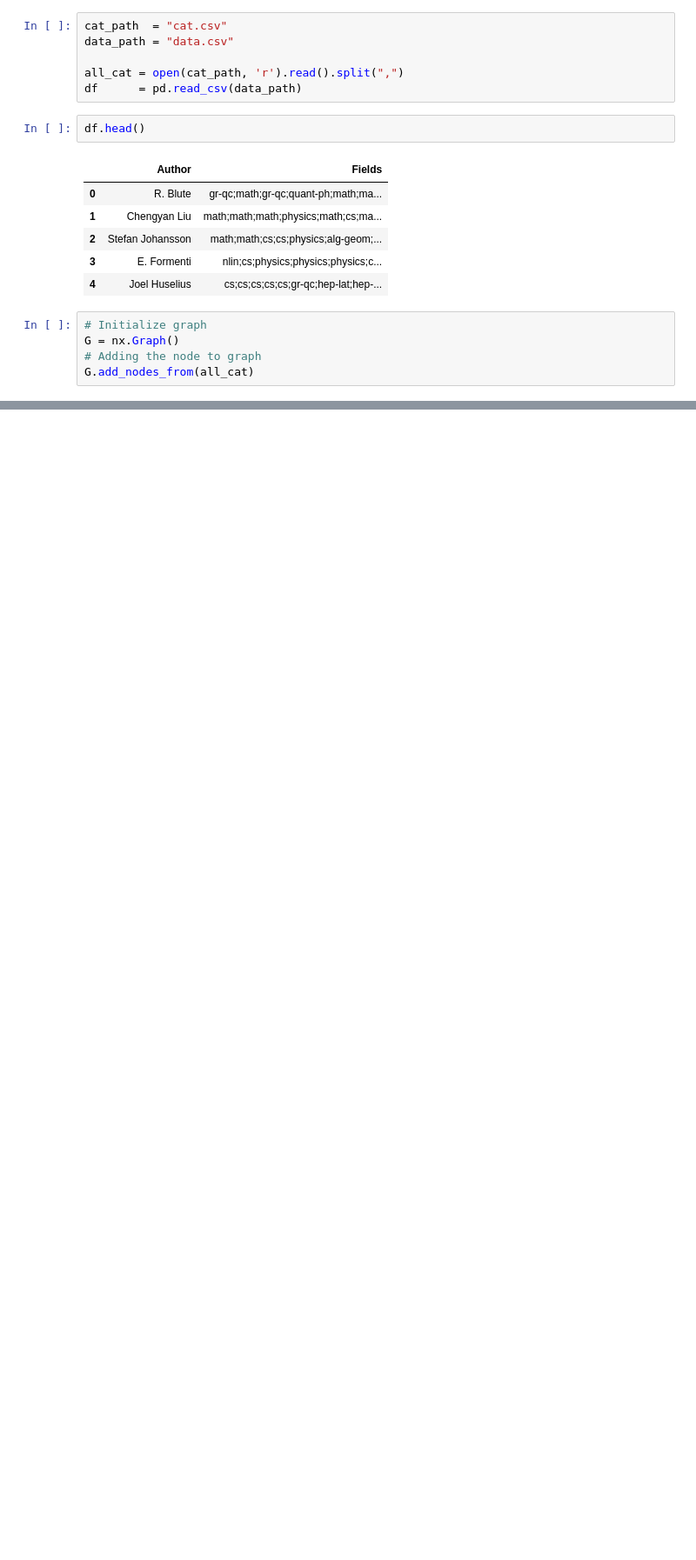
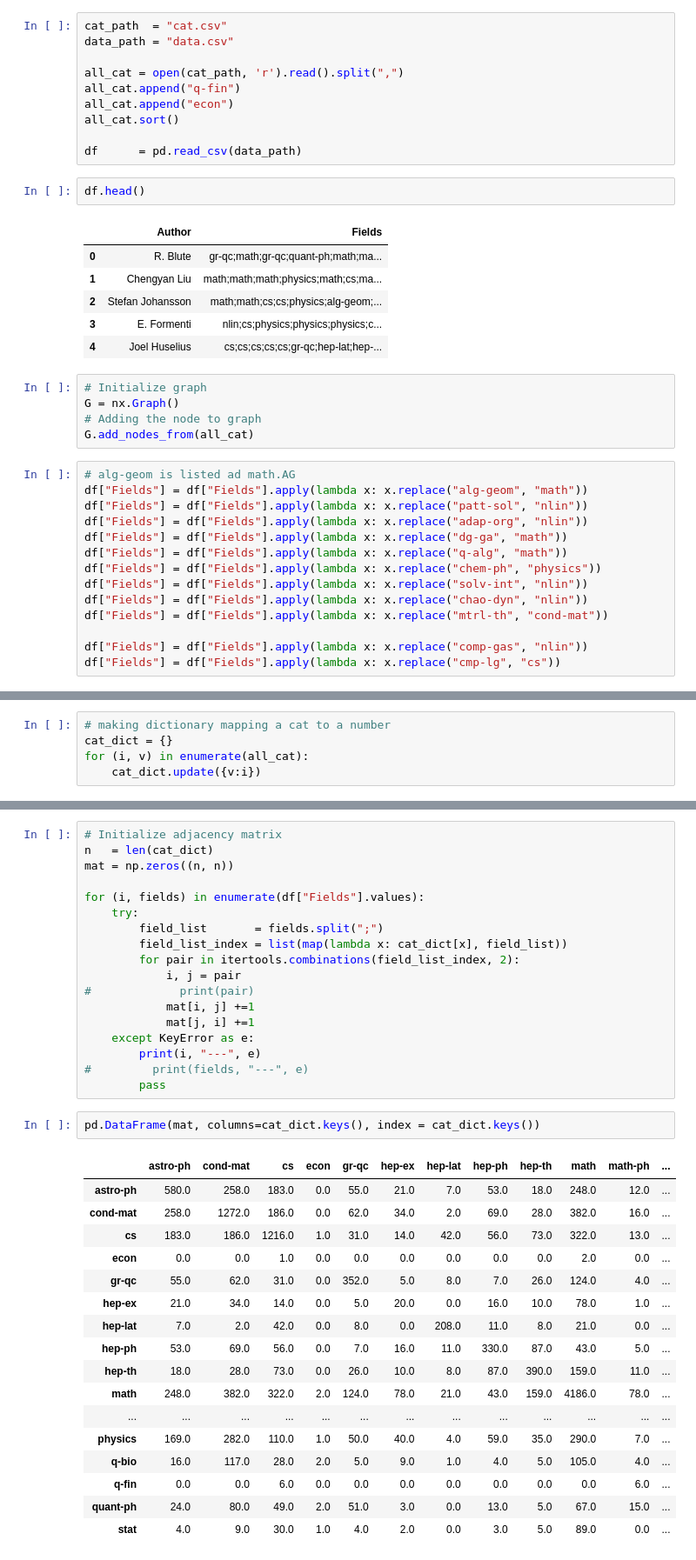
Before and after one commit to tunguyen17/arxiv_Web_scraping, a Jupyter notebook: network.ipynb, the cells around one changed output, grey strips where cells are left out. Shown at 87% size. Saved outputs shown, nothing was run; the diff lists cells and outputs as text; blank space fills up the shorter version.

Commit message:
matrix completed, need to work on fixing stuff

```diff
--- a/network.ipynb
+++ b/network.ipynb
@@ -10,6 +10,10 @@ cat_path  = "cat.csv"
 data_path = "data.csv"
 
 all_cat = open(cat_path, 'r').read().split(",")
+all_cat.append("q-fin")
+all_cat.append("econ")
+all_cat.sort()
+
 df      = pd.read_csv(data_path)
 # %%
 df.head()
@@ -25,6 +29,20 @@ df.head()
 G = nx.Graph()
 # Adding the node to graph
 G.add_nodes_from(all_cat)
+# %%
+# alg-geom is listed ad math.AG
+df["Fields"] = df["Fields"].apply(lambda x: x.replace("alg-geom", "math"))
+df["Fields"] = df["Fields"].apply(lambda x: x.replace("patt-sol", "nlin"))
+df["Fields"] = df["Fields"].apply(lambda x: x.replace("adap-org", "nlin"))
+df["Fields"] = df["Fields"].apply(lambda x: x.replace("dg-ga", "math"))
+df["Fields"] = df["Fields"].apply(lambda x: x.replace("q-alg", "math"))
+df["Fields"] = df["Fields"].apply(lambda x: x.replace("chem-ph", "physics"))
+df["Fields"] = df["Fields"].apply(lambda x: x.replace("solv-int", "nlin"))
+df["Fields"] = df["Fields"].apply(lambda x: x.replace("chao-dyn", "nlin"))
+df["Fields"] = df["Fields"].apply(lambda x: x.replace("mtrl-th", "cond-mat"))
+
+df["Fields"] = df["Fields"].apply(lambda x: x.replace("comp-gas", "nlin"))
+df["Fields"] = df["Fields"].apply(lambda x: x.replace("cmp-lg", "cs"))
 # %%
 for field in  df["Fields"].values:
     field_list = field.split(";")
@@ -52,0 +59,5 @@ plt.show()
+# %%
+# making dictionary mapping a cat to a number
+cat_dict = {}
+for (i, v) in enumerate(all_cat):
+    cat_dict.update({v:i})
@@ -52,0 +90,38 @@ plt.show()
+# %%
+# Initialize adjacency matrix
+n   = len(cat_dict)
+mat = np.zeros((n, n))
+
+for (i, fields) in enumerate(df["Fields"].values):
+    try:
+        field_list       = fields.split(";")
+        field_list_index = list(map(lambda x: cat_dict[x], field_list))
+        for pair in itertools.combinations(field_list_index, 2):
+            i, j = pair
+#             print(pair)
+            mat[i, j] +=1
+            mat[j, i] +=1
+    except KeyError as e:
+        print(i, "---", e)
+#         print(fields, "---", e)
+        pass
+# %%
+pd.DataFrame(mat, columns=cat_dict.keys(), index = cat_dict.keys())
+# %% [output]
+|  | astro-ph | cond-mat | cs | econ | gr-qc | hep-ex | hep-lat | hep-ph | hep-th | math | math-ph | ... |
+| astro-ph | 580.0 | 258.0 | 183.0 | 0.0 | 55.0 | 21.0 | 7.0 | 53.0 | 18.0 | 248.0 | 12.0 | ... |
+| cond-mat | 258.0 | 1272.0 | 186.0 | 0.0 | 62.0 | 34.0 | 2.0 | 69.0 | 28.0 | 382.0 | 16.0 | ... |
+| cs | 183.0 | 186.0 | 1216.0 | 1.0 | 31.0 | 14.0 | 42.0 | 56.0 | 73.0 | 322.0 | 13.0 | ... |
+| econ | 0.0 | 0.0 | 1.0 | 0.0 | 0.0 | 0.0 | 0.0 | 0.0 | 0.0 | 2.0 | 0.0 | ... |
+| gr-qc | 55.0 | 62.0 | 31.0 | 0.0 | 352.0 | 5.0 | 8.0 | 7.0 | 26.0 | 124.0 | 4.0 | ... |
+| hep-ex | 21.0 | 34.0 | 14.0 | 0.0 | 5.0 | 20.0 | 0.0 | 16.0 | 10.0 | 78.0 | 1.0 | ... |
+| hep-lat | 7.0 | 2.0 | 42.0 | 0.0 | 8.0 | 0.0 | 208.0 | 11.0 | 8.0 | 21.0 | 0.0 | ... |
+| hep-ph | 53.0 | 69.0 | 56.0 | 0.0 | 7.0 | 16.0 | 11.0 | 330.0 | 87.0 | 43.0 | 5.0 | ... |
+| hep-th | 18.0 | 28.0 | 73.0 | 0.0 | 26.0 | 10.0 | 8.0 | 87.0 | 390.0 | 159.0 | 11.0 | ... |
+| math | 248.0 | 382.0 | 322.0 | 2.0 | 124.0 | 78.0 | 21.0 | 43.0 | 159.0 | 4186.0 | 78.0 | ... |
+| ... | ... | ... | ... | ... | ... | ... | ... | ... | ... | ... | ... | ... |
+| physics | 169.0 | 282.0 | 110.0 | 1.0 | 50.0 | 40.0 | 4.0 | 59.0 | 35.0 | 290.0 | 7.0 | ... |
+| q-bio | 16.0 | 117.0 | 28.0 | 2.0 | 5.0 | 9.0 | 1.0 | 4.0 | 5.0 | 105.0 | 4.0 | ... |
+| q-fin | 0.0 | 0.0 | 6.0 | 0.0 | 0.0 | 0.0 | 0.0 | 0.0 | 0.0 | 0.0 | 6.0 | ... |
+| quant-ph | 24.0 | 80.0 | 49.0 | 2.0 | 51.0 | 3.0 | 0.0 | 13.0 | 5.0 | 67.0 | 15.0 | ... |
+| stat | 4.0 | 9.0 | 30.0 | 1.0 | 4.0 | 2.0 | 0.0 | 3.0 | 5.0 | 89.0 | 0.0 | ... |
```
Also changed, not shown: parts of 8 cells of this notebook, 2 other files.
